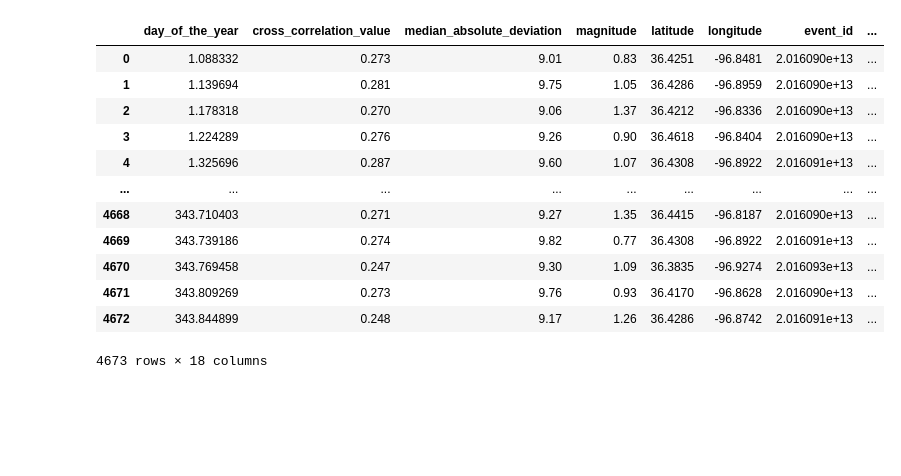
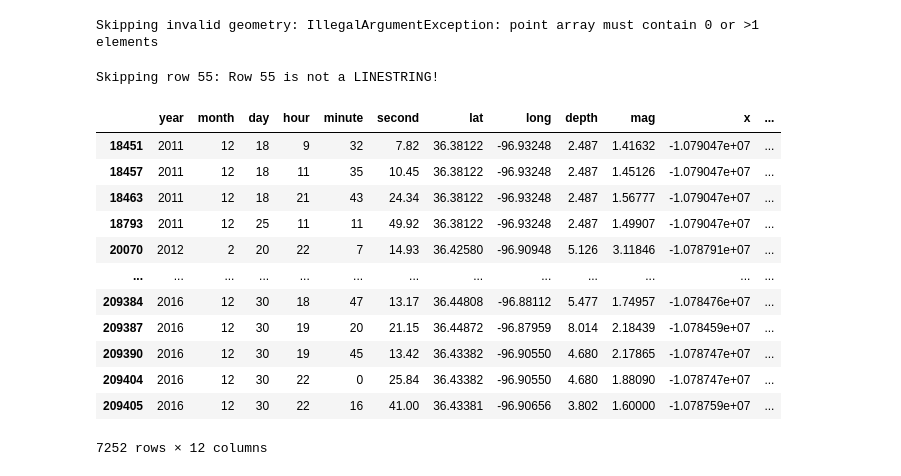
Before and after one commit to arkonique/earthquake-clustering, a Jupyter notebook: plane.ipynb, the cells around one changed output. Drawn from its saved outputs; the diff is of its cells as text; code cells hidden in the pictures; blank space fills up the shorter version.

```diff
--- a/plane.ipynb
+++ b/plane.ipynb
@@ -11,5 +16,50 @@ from matplotlib.colors import Normalize
 
 %matplotlib inline
+# %%
+filepath = "c:\\Users\\archo\\Pawnee\\lit_review\\faults\\OF3-2015.shp"
+
+# Open the shapefile
+data = []
+with fiona.open(filepath) as shp:
+    for feature in shp:
+        try:
+            geom = shape(feature["geometry"])
+            data.append({
+                "id": feature["properties"]["id"],
+                "name": feature["properties"]["name"],
+                "geometry": geom.wkt
+            })
+        except Exception as e:
+            print(f"Skipping invalid geometry: {e}")
+
+df = pd.DataFrame(data)
+
+def extract_coordinates(row_number):
+    geom_wkt = df.loc[row_number, "geometry"]
+    geom = loads(geom_wkt)
+    if geom.geom_type == "LineString":
+        coords = list(geom.coords)
+        lats = [coord[1] for coord in coords]
+        lons = [coord[0] for coord in coords]
+        coords_df = pd.DataFrame({"latitude": lats, "longitude": lons})
+        coords_df["id"] = row_number  # Add row number as ID
+        return coords_df
+    else:
+        raise ValueError(f"Row {row_number} is not a LINESTRING!")
+
+consolidated_df = pd.DataFrame(columns=["id", "latitude", "longitude"])
+
+for row_number in range(len(df)):
+    try:
+        temp_df = extract_coordinates(row_number)
+        consolidated_df = pd.concat([consolidated_df, temp_df], ignore_index=True)
+    except ValueError as e:
+        print(f"Skipping row {row_number}: {e}")
+
+consolidated_df = consolidated_df[(consolidated_df['latitude']>36.3) & (consolidated_df['latitude']<36.6) & (consolidated_df['longitude']<-96.75) & (consolidated_df['longitude']>-97.1)]
+# %% [output]
+Skipping invalid geometry: IllegalArgumentException: point array must contain 0 or >1 elements
+Skipping row 55: Row 55 is not a LINESTRING!
 # %%
 cat1 = pd.read_csv('10950_2019_9864_MOESM2_ESM.csv')
 cat2 = pd.read_csv('SRL_2017007_esupp_matched_filter_cat_pawnee.csv',delimiter="\t")
@@ -19,28 +69,28 @@ cat1 = cat1[(cat1['lat']>36.3) & (cat1['lat']<36.6) & (cat1['long']<-96.75) & (c
 # %%
 transformer = Transformer.from_crs("EPSG:4326", "EPSG:3857", always_xy=True)
 cat1[['x', 'y']] = cat1.apply(
     lambda row: transformer.transform(row['long'], row['lat']), axis=1, result_type='expand'
 )
 cat2[['x', 'y']] = cat2.apply(
     lambda row: transformer.transform(row['longitude'], row['latitude']), axis=1, result_type='expand'
 )
 
-df = cat2
+df = cat1
 
 lon_var = "long" if "long" in df.columns else "longitude"
 lat_var = "lat" if "lat" in df.columns else "latitude"
 df.drop_duplicates()
 # %% [output]
-|  | day_of_the_year | cross_correlation_value | median_absolute_deviation | magnitude | latitude | longitude | event_id | ... |
-| 0 | 1.088332 | 0.273 | 9.01 | 0.83 | 36.4251 | -96.8481 | 2.016090e+13 | ... |
-| 1 | 1.139694 | 0.281 | 9.75 | 1.05 | 36.4286 | -96.8959 | 2.016090e+13 | ... |
-| 2 | 1.178318 | 0.270 | 9.06 | 1.37 | 36.4212 | -96.8336 | 2.016090e+13 | ... |
-| 3 | 1.224289 | 0.276 | 9.26 | 0.90 | 36.4618 | -96.8404 | 2.016090e+13 | ... |
-| 4 | 1.325696 | 0.287 | 9.60 | 1.07 | 36.4308 | -96.8922 | 2.016091e+13 | ... |
-| ... | ... | ... | ... | ... | ... | ... | ... | ... |
-| 4668 | 343.710403 | 0.271 | 9.27 | 1.35 | 36.4415 | -96.8187 | 2.016090e+13 | ... |
-| 4669 | 343.739186 | 0.274 | 9.82 | 0.77 | 36.4308 | -96.8922 | 2.016091e+13 | ... |
-| 4670 | 343.769458 | 0.247 | 9.30 | 1.09 | 36.3835 | -96.9274 | 2.016093e+13 | ... |
-| 4671 | 343.809269 | 0.273 | 9.76 | 0.93 | 36.4170 | -96.8628 | 2.016090e+13 | ... |
-| 4672 | 343.844899 | 0.248 | 9.17 | 1.26 | 36.4286 | -96.8742 | 2.016091e+13 | ... |
+|  | year | month | day | hour | minute | second | lat | long | depth | mag | x | ... |
+| 18451 | 2011 | 12 | 18 | 9 | 32 | 7.82 | 36.38122 | -96.93248 | 2.487 | 1.41632 | -1.079047e+07 | ... |
+| 18457 | 2011 | 12 | 18 | 11 | 35 | 10.45 | 36.38122 | -96.93248 | 2.487 | 1.45126 | -1.079047e+07 | ... |
+| 18463 | 2011 | 12 | 18 | 21 | 43 | 24.34 | 36.38122 | -96.93248 | 2.487 | 1.56777 | -1.079047e+07 | ... |
+| 18793 | 2011 | 12 | 25 | 11 | 11 | 49.92 | 36.38122 | -96.93248 | 2.487 | 1.49907 | -1.079047e+07 | ... |
+| 20070 | 2012 | 2 | 20 | 22 | 7 | 14.93 | 36.42580 | -96.90948 | 5.126 | 3.11846 | -1.078791e+07 | ... |
+| ... | ... | ... | ... | ... | ... | ... | ... | ... | ... | ... | ... | ... |
+| 209384 | 2016 | 12 | 30 | 18 | 47 | 13.17 | 36.44808 | -96.88112 | 5.477 | 1.74957 | -1.078476e+07 | ... |
+| 209387 | 2016 | 12 | 30 | 19 | 20 | 21.15 | 36.44872 | -96.87959 | 8.014 | 2.18439 | -1.078459e+07 | ... |
+| 209390 | 2016 | 12 | 30 | 19 | 45 | 13.42 | 36.43382 | -96.90550 | 4.680 | 2.17865 | -1.078747e+07 | ... |
+| 209404 | 2016 | 12 | 30 | 22 | 0 | 25.84 | 36.43382 | -96.90550 | 4.680 | 1.88090 | -1.078747e+07 | ... |
+| 209405 | 2016 | 12 | 30 | 22 | 16 | 41.00 | 36.43381 | -96.90656 | 3.802 | 1.60000 | -1.078759e+07 | ... |
-4673 rows × 18 columns
+7252 rows × 12 columns
```
Also changed, not shown: parts of 6 cells of this notebook, 13 other files.
